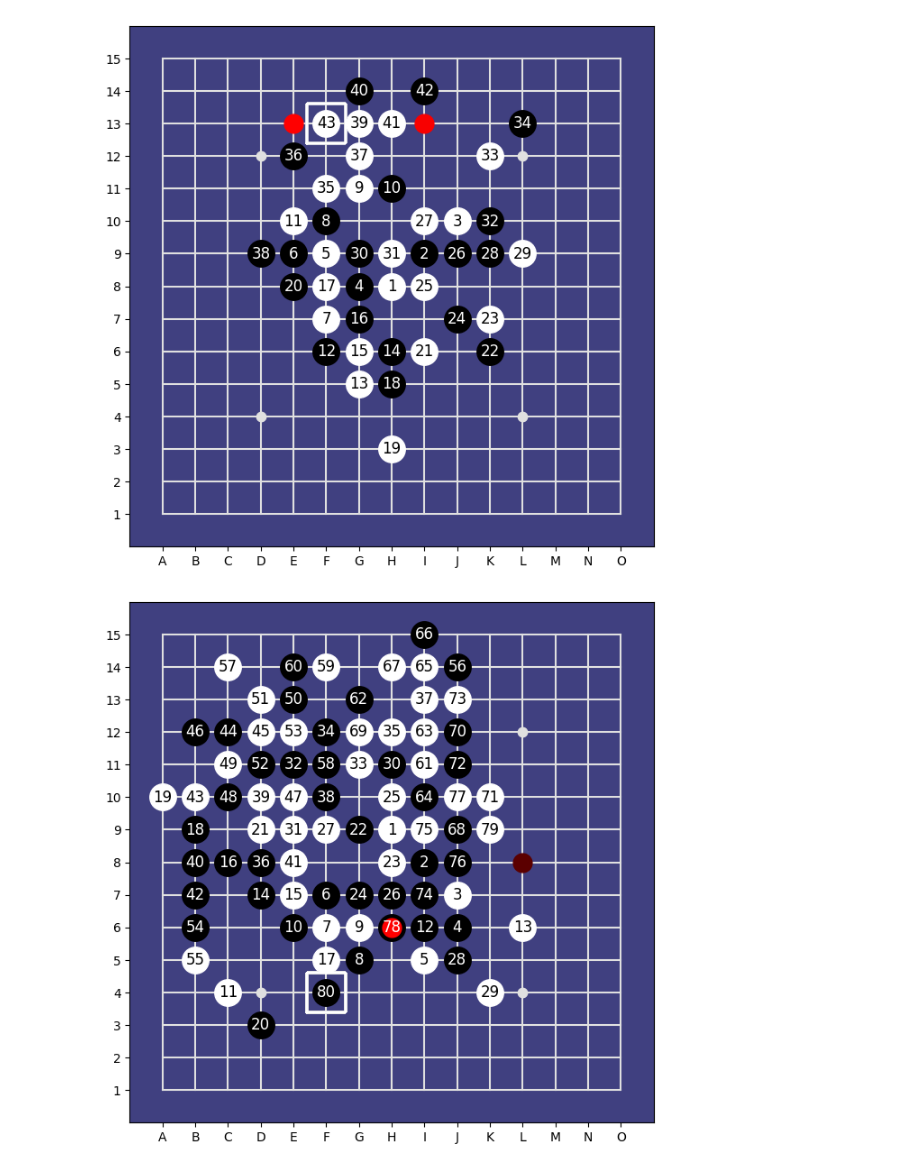
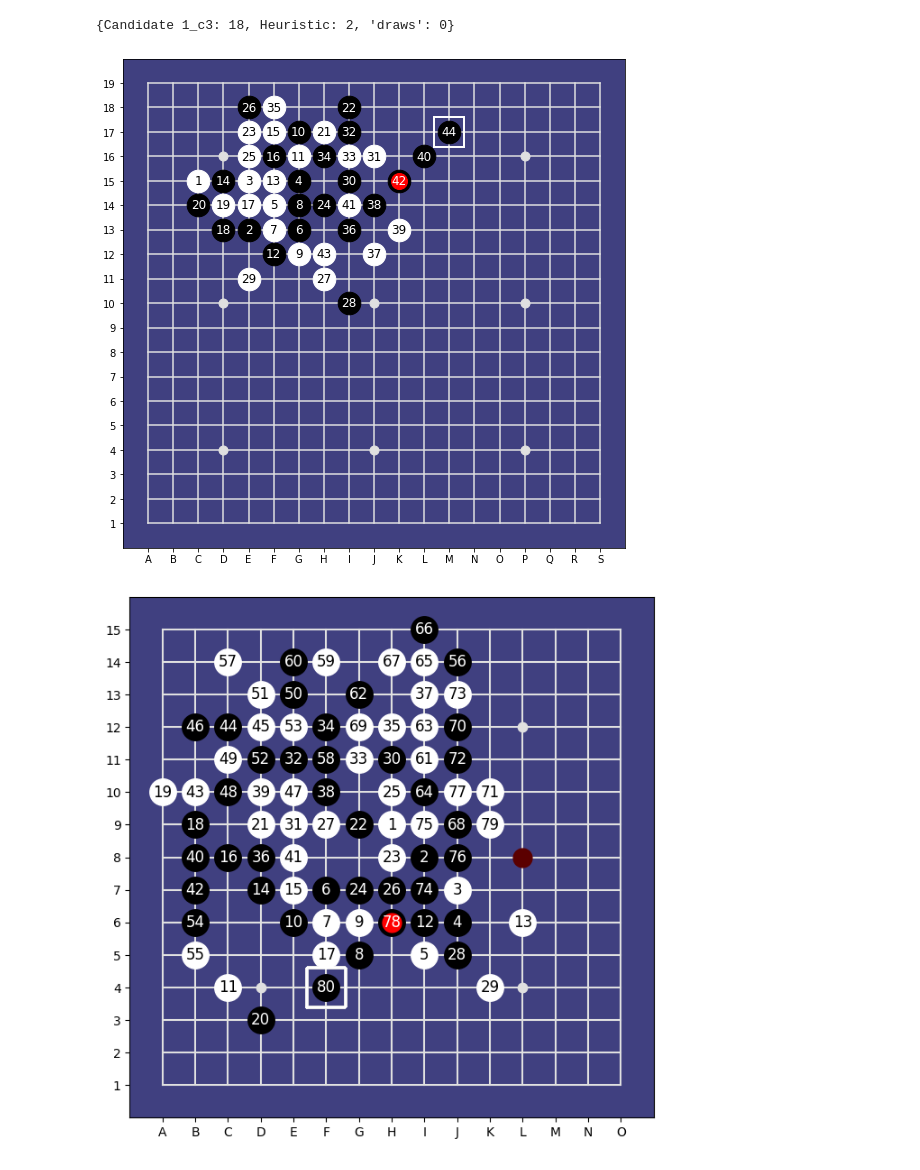
Before and after one commit to Project-Ellie/DeepGomoku, a Jupyter notebook: notebooks/Arena.ipynb, the cells around one changed output. Cells and saved outputs as stored; diff of their text form; code cells hidden in the pictures.

Commit message:
successful arena and phase 1 selfplay

```diff
--- a/notebooks/Arena.ipynb
+++ b/notebooks/Arena.ipynb
@@ -9,18 +10,20 @@ from aegomoku.gomoku_players import PolicyAdvisedGraphSearchPlayer
 # %%
-# The game is Gomoku on a 15x15 board
-BOARD_SIZE = 15
-cbi = ConstantBoardInitializer(stones='')
-the_game = GomokuGame(board_size=BOARD_SIZE, initializer=cbi)
+from aegomoku.gomoku_game import RandomBoardInitializer
+from aegomoku.policies.topological_value import TopologicalValuePolicy
 
-# Bobby Black, the freshly trained contender
-mcts_bobby = MctsParams(cpuct=4.0, temperature=0, num_simulations=400)
-policy_bobby = PolicyParams(model_file_name="models/1_c1.model", advice_cutoff=.01)
-player1 = PolicyAdvisedGraphSearchPlayer("Bobby Black", the_game, mcts_bobby, policy_bobby)
+BOARD_SIZE = 19
+rbi = RandomBoardInitializer(BOARD_SIZE, 4, 7, 11, 7, 11)
+the_game = GomokuGame(board_size=BOARD_SIZE, initializer=rbi)
 
-# Willy White, the heuristic champion
-mcts_willy = MctsParams(cpuct=4.0, temperature=0, num_simulations=400)
-policy_willy = PolicyParams(model_file_name=None, advice_cutoff=.01)
-player2 = PolicyAdvisedGraphSearchPlayer("Willy White", the_game, mcts_willy, policy_willy)
+model_file = Path.home() / "workspace" / "Project-Ellie" / "DATA" / 'models' / '1_c3.model'
+mcts_challenger = MctsParams(cpuct=4.0, temperature=0, num_simulations=400)
+policy_challenger = PolicyParams(model_file_name=model_file, advice_cutoff=.01)
+player1 = PolicyAdvisedGraphSearchPlayer("Candidate 1_c3", the_game, mcts_challenger, policy_challenger)
+
+mcts_champion = MctsParams(cpuct=4.0, temperature=0, num_simulations=400)
+policy_champion = PolicyParams(model_file_name=None, advice_cutoff=.01)
+advisor = TopologicalValuePolicy(board_size=BOARD_SIZE)
+player2 = PolicyAdvisedGraphSearchPlayer("Heuristic", the_game, mcts_champion, policy_params=None, adviser=advisor)
 
 arena = Arena(game=the_game, player1=player1, player2=player2, max_moves=100)
 # %%
@@ -84,0 +61,4 @@ ValueError: If a single argument is provided, it must be a string or integer rep
+# %%
+stats
+# %% [output]
+{Candidate 1_c3: 18, Heuristic: 2, 'draws': 0}
@@ -85,11 +70,14 @@ ValueError: If a single argument is provided, it must be a string or integer rep
+# %%
+n = 0
 # %%
 from aegomoku.policies.heuristic_policy import HeuristicPolicy
 from aegomoku.utils import analyse_board
-moves = [stone.i for stone in arena.board.stones]
+moves = arena.games[n]
 heuristics = HeuristicPolicy(BOARD_SIZE, cut_off=0.1)
-analyse_board(BOARD_SIZE, moves, heuristics, disp_width=7.5)
+analyse_board(BOARD_SIZE, moves, heuristics, disp_width=9)
+n += 1
 # %% [output]
-[figure, old version]
+[figure, new version]
 # %%
 from aegomoku.policies.heuristic_policy import HeuristicPolicy
 from aegomoku.utils import analyse_board
```
Also changed, not shown: parts of 6 cells of this notebook, 3 other files.
